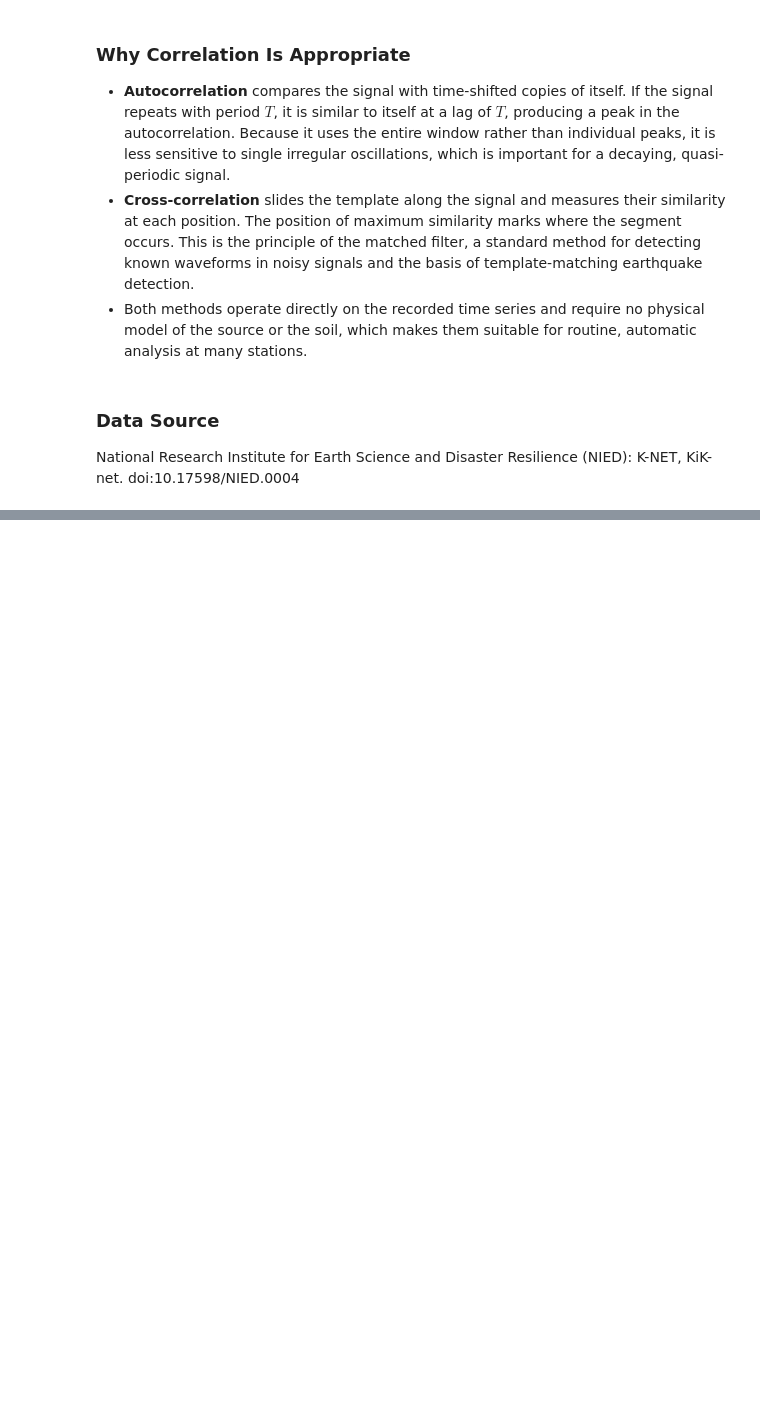
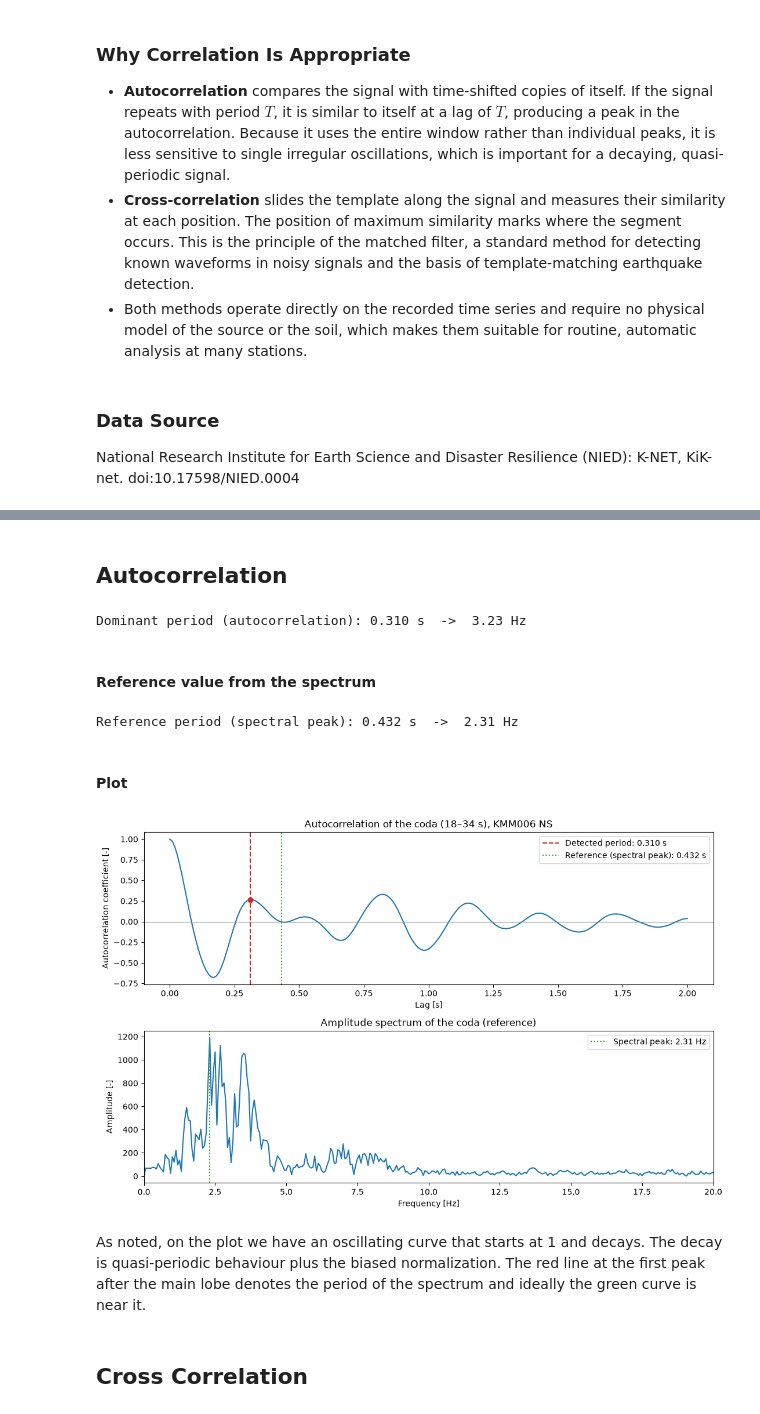
Before and after one commit to mischhart-bsc/gbsv_mc1, a Jupyter notebook: 02_correlation.ipynb, the cells around one changed output, grey strips where cells are left out. Cells and saved outputs as stored; diff of their text form; code cells hidden in the pictures; blank space fills up the shorter version.

Commit message:
02_correlation finished

```diff
--- a/02_correlation.ipynb
+++ b/02_correlation.ipynb
@@ -80,0 +124,77 @@ National Research Institute for Earth Science and Disaster Resilience (NIED): K-
+# %%
+from scipy.signal import find_peaks
+
+FILE = "data/20260926103100/knet/ascii/KMM0062609261031.NS"
+WINDOW = (14.0, 34.0)     # full analysis window [s]
+CODA = (18.0, 34.0)       # autocorrelation part [s]
+MAX_LAG = 2.0             # maximum autocorrelation lag [s]
+TEMPLATE = (16.5, 17.5)   # S-wave segment for cross-correlation [s]
+
+acc, fs, hdr = read_knet(FILE)
+
+
+def cut(t0, t1):
+    """Return the samples between t0 and t1 [s]."""
+    return acc[int(round(t0 * fs)):int(round(t1 * fs))]
+# %% [markdown]
+## Autocorrelation
+# %%
+def autocorr(x, max_lag):
+    """Biased autocorrelation coefficient for lags 0..max_lag (in samples)."""
+    x = x - x.mean()
+    full = np.correlate(x, x, mode="full")         # raw sums, lags -(N-1)..(N-1)
+    r = full[len(x) - 1:len(x) + max_lag]          # keep lags 0..max_lag
+    return r / r[0]                                # normalize: r(0) = 1
+
+
+coda = cut(*CODA)
+r = autocorr(coda, int(MAX_LAG * fs))
+lags = np.arange(len(r)) / fs
+
+# Detection criterion (Day 7): first local maximum after the first zero crossing
+first_neg = np.argmax(r < 0)
+peaks, _ = find_peaks(r[first_neg:])
+k_peak = first_neg + peaks[0]
+T_acf = lags[k_peak]
+print(f"Dominant period (autocorrelation): {T_acf:.3f} s  ->  {1 / T_acf:.2f} Hz")
+# %% [output]
+Dominant period (autocorrelation): 0.310 s  ->  3.23 Hz
+# %% [markdown]
+#### Reference value from the spectrum
+# %%
+spec = np.abs(np.fft.rfft(coda - coda.mean()))
+freqs = np.fft.rfftfreq(len(coda), 1 / fs)
+band = (freqs >= 0.5) & (freqs <= 20)          # ignore very slow drift and noise
+f_ref = freqs[band][np.argmax(spec[band])]
+T_ref = 1 / f_ref
+print(f"Reference period (spectral peak): {T_ref:.3f} s  ->  {f_ref:.2f} Hz")
+# %% [output]
+Reference period (spectral peak): 0.432 s  ->  2.31 Hz
+# %% [markdown]
+#### Plot
+# %%
+fig, (ax1, ax2) = plt.subplots(2, 1, figsize=(11, 7))
+
+ax1.plot(lags, r, color="tab:blue")
+ax1.axhline(0, color="gray", lw=0.8)
+ax1.axvline(T_acf, color="tab:red", ls="--", label=f"Detected period: {T_acf:.3f} s")
+ax1.axvline(T_ref, color="tab:green", ls=":", label=f"Reference (spectral peak): {T_ref:.3f} s")
+ax1.plot(T_acf, r[k_peak], "o", color="tab:red")
+ax1.set(xlabel="Lag [s]", ylabel="Autocorrelation coefficient [-]",
+        title=f"Autocorrelation of the coda ({CODA[0]:.0f}–{CODA[1]:.0f} s), KMM006 NS")
+ax1.legend()
+
+ax2.plot(freqs, spec, color="tab:blue")
+ax2.axvline(f_ref, color="tab:green", ls=":", label=f"Spectral peak: {f_ref:.2f} Hz")
+ax2.set(xlim=(0, 20), xlabel="Frequency [Hz]", ylabel="Amplitude [-]",
+        title="Amplitude spectrum of the coda (reference)")
+ax2.legend()
+
+plt.tight_layout()
+plt.show()
+# %% [output]
+[figure, added]
+# %% [markdown]
+As noted, on the plot we have an oscillating curve that starts at 1 and decays. The decay is quasi-periodic behaviour plus the biased normalization. The red line at the first peak after the main lobe denotes the period of the spectrum and ideally the green curve is near it.
+# %% [markdown]
+## Cross Correlation
```
Also changed, not shown: parts of 26 cells of this notebook, 1 other file.
